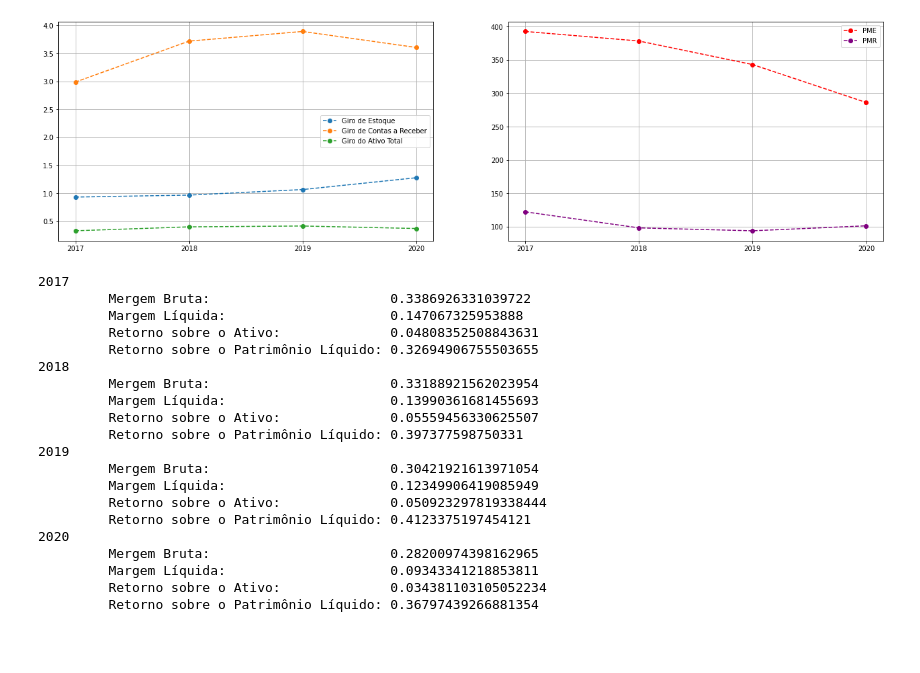
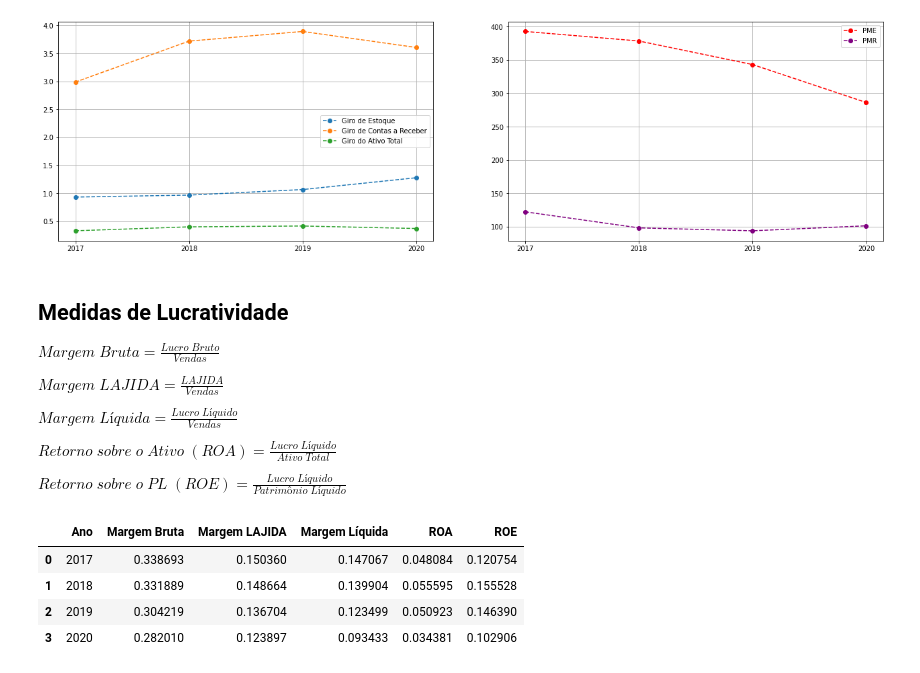
Before and after one commit to pedrotramos/Analise-MRV, a Jupyter notebook: APS.ipynb, the cells around one changed output. Cells and saved outputs as stored; diff of their text form; code cells hidden in the pictures; blank space fills up the shorter version.

```diff
--- a/APS.ipynb
+++ b/APS.ipynb
@@ -267,75 +261,68 @@ ax2.legend()
 plt.show()
 # %% [output]
 [figure]
+# %% [markdown]
+## Medidas de Lucratividade
+
+$Margem \; Bruta = \frac{Lucro \; Bruto}{Vendas}$
+
+$Margem \; LAJIDA = \frac{LAJIDA}{Vendas}$
+
+$Margem \; Líquida = \frac{Lucro \; Líquido}{Vendas}$
+
+$Retorno \; sobre \; o \; Ativo \; (ROA) = \frac{Lucro \; Líquido}{Ativo \; Total}$
+
+$Retorno \; sobre \; o \; PL \; (ROE) = \frac{Lucro \; Líquido}{Patrimônio \; Líquido}$
 # %%
-# Indicadores de lucratividade:
 years = [2017, 2018, 2019, 2020]
 
 margemBruta = []
 margemLAJIDA = []
 margemLiquida = []
 ROA = []
 ROE = []
 
 for i in years:
 
     vendas = getValue(DRE, '(+) Receita Líquida Operacional', i)
     lucroBruto = getValue(DRE, '(=) Lucro Bruto', i)
 
-    margemBruta_ = lucroBruto/vendas
+    margemBruta_ = lucroBruto / vendas
 
-    # lajida ...
+    lajir = getValue(DRE, '(=) LAJIR', i)
+    lajida = getValue(DFC, 'Depreciação, Amortização e Exaustão', i) + lajir
 
-    # margemLAJIDA_ = lajida/vendas
+    margemLAJIDA_ = lajida / vendas
 
     lucroLiquido = getValue(DRE, '(=) Lucro Líquido', i)
 
-    margemLiquida_ = lucroLiquido/vendas
+    margemLiquida_ = lucroLiquido / vendas
 
     ativoTotal = getValue(BP, 'Ativo Total', i)
-    ROA_ = lucroLiquido/ativoTotal
+    ROA_ = lucroLiquido / ativoTotal
 
     patrimonioLiquido = getValue(BP, 'Patrimônio Líquido Consolidado', i)
-    ROE_ = lucroLiquido/patrimonioLiquido
+    ROE_ = lucroLiquido / patrimonioLiquido
 
     margemBruta.append(margemBruta_)
-    # margemLAJIDA.append(margemLAJIDA_)
+    margemLAJIDA.append(margemLAJIDA_)
     margemLiquida.append(margemLiquida_)
     ROA.append(ROA_)
     ROE.append(ROE_)
 
-for i in range(len(years)):
-    print(years[i])
-    print(f"\t Mergem Bruta:                       {margemBruta[i]}")
-    # print(f"\t Margem LAJIDA:                      {margemLAJIDA[i]}")
-    print(f"\t Margem Líquida:                     {margemLiquida[i]}")
-    print(f"\t Retorno sobre o Ativo:              {ROA[i]}")
-    print(f"\t Retorno sobre o Patrimônio Líquido: {giroAtivoTotal[i]}")
+lucratividade = pd.DataFrame()
 
-# plotar graficos
-# plt.plot(years, liquidezCorrente, 'o--', label="Liquidez Corrente")
-# plt.xticks(years)
-# plt.title("Indicadores de Solvência de Curto Prazo")
-# plt.legend()
-# plt.show()
+lucratividade["Ano"] = years
+lucratividade["Margem Bruta"] = margemBruta
+lucratividade["Margem LAJIDA"] = margemLAJIDA
+lucratividade["Margem Líquida"] = margemLiquida
+lucratividade["ROA"] = ROA
+lucratividade["ROE"] = ROE
+
+lucratividade
 # %% [output]
-2017
-         Mergem Bruta:                       0.3386926331039722
-         Margem Líquida:                     0.147067325953888
-         Retorno sobre o Ativo:              0.04808352508843631
-         Retorno sobre o Patrimônio Líquido: 0.32694906755503655
-2018
-         Mergem Bruta:                       0.33188921562023954
-         Margem Líquida:                     0.13990361681455693
-         Retorno sobre o Ativo:              0.05559456330625507
-         Retorno sobre o Patrimônio Líquido: 0.397377598750331
-2019
-         Mergem Bruta:                       0.30421921613971054
-         Margem Líquida:                     0.12349906419085949
-         Retorno sobre o Ativo:              0.050923297819338444
-         Retorno sobre o Patrimônio Líquido: 0.4123375197454121
-2020
-         Mergem Bruta:                       0.28200974398162965
-         Margem Líquida:                     0.09343341218853811
-         Retorno sobre o Ativo:              0.034381103105052234
-         Retorno sobre o Patrimônio Líquido: 0.36797439266881354
+|  | Ano | Margem Bruta | Margem LAJIDA | Margem Líquida | ROA | ROE |
+| 0 | 2017 | 0.338693 | 0.150360 | 0.147067 | 0.048084 | 0.120754 |
+| 1 | 2018 | 0.331889 | 0.148664 | 0.139904 | 0.055595 | 0.155528 |
+| 2 | 2019 | 0.304219 | 0.136704 | 0.123499 | 0.050923 | 0.146390 |
+| 3 | 2020 | 0.282010 | 0.123897 | 0.093433 | 0.034381 | 0.102906 |
```
Also changed, not shown: parts of 4 cells of this notebook.
